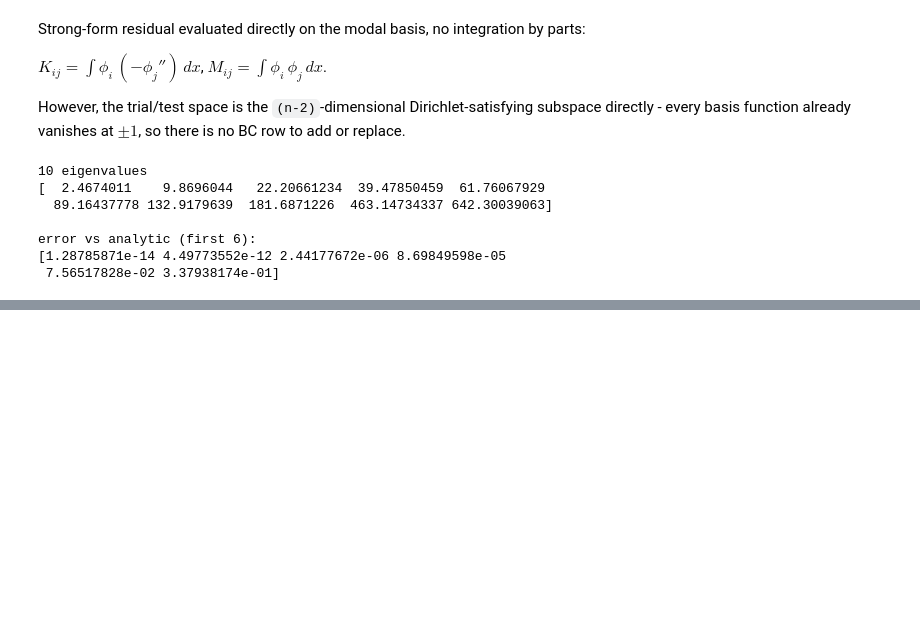
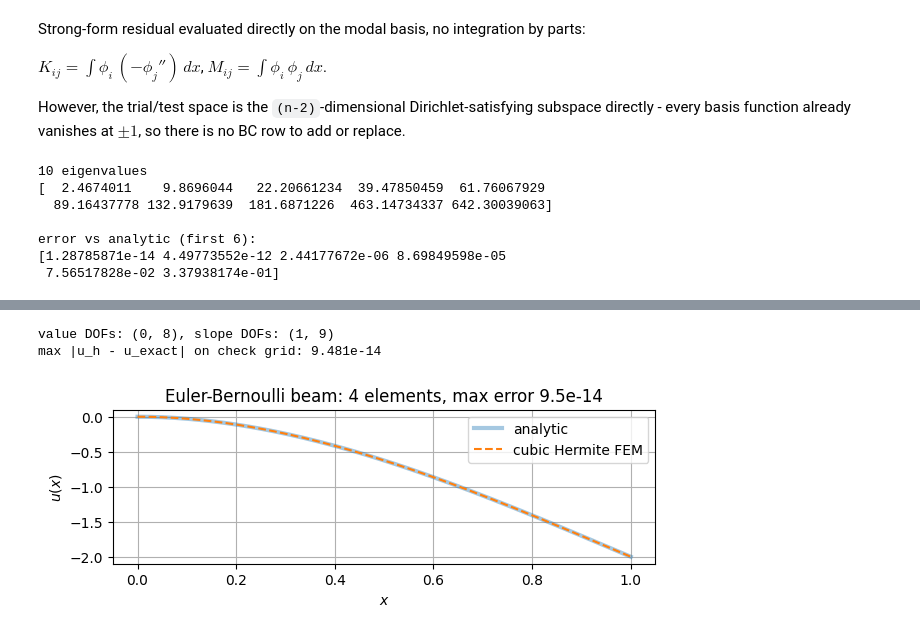
Before and after one commit to PineTreeLabs/archimedes, a Jupyter notebook: docs/source/tutorials/approximation/pde.ipynb, the cells around one changed output, grey strips where cells are left out. Cells and saved outputs as stored; diff of their text form; code cells hidden in the pictures; blank space fills up the shorter version.

```diff
--- a/docs/source/tutorials/approximation/pde.ipynb
+++ b/docs/source/tutorials/approximation/pde.ipynb
@@ -330,0 +345,58 @@ error vs analytic (first 6):
+# %%
+L = 1.0
+P = 6.0  # prescribed tip shear u'''(L)
+
+breakpoints_d = np.linspace(0.0, L, 5)  # 4 cubic Hermite elements
+space_d = FunctionSpace.piecewise("hermite", 4, breakpoints_d, continuity=1)
+
+left0, right0 = space_d.basis.boundary_dofs(order=0)  # value DOFs
+left1, right1 = space_d.basis.boundary_dofs(order=1)  # slope DOFs
+print(f"value DOFs: ({left0}, {right0}), slope DOFs: ({left1}, {right1})")
+
+
+def u_exact_d(x):
+    return (P / 6) * x**3 - (P * L / 2) * x**2
+
+
+d2Phi = space_d.basis_matrix(deriv=2)
+K_d = d2Phi.T @ d2Phi  # stiffness matrix, int u'' v'' dx
+u0_d = space_d.function()
+
+
+def residual_d(c):
+    r = K_d @ c
+
+    # Natural BC: tip shear u'''(L) = P shows up only in the right end's
+    # value-DOF row, since Hermite shape functions are cardinal at the nodes.
+    r[right0] = r[right0] + P
+
+    # Essential BCs: clamped at x=0 -- value *and* slope, both genuine DOF slots.
+    r[left0] = c[left0] - 0.0
+    r[left1] = c[left1] - 0.0
+    return r
+
+
+c0_d = np.zeros(space_d.n_basis)
+c_sol_d = arc.optimize.root(residual_d, c0_d)
+u_sol_d = u0_d.replace(coefficients=c_sol_d)
+
+x_check_d = np.linspace(0, L, 100)
+err_d = np.max(np.abs(u_sol_d(x_check_d) - u_exact_d(x_check_d)))
+print(f"max |u_h - u_exact| on check grid: {err_d:.3e}")
+# %% [output]
+value DOFs: (0, 8), slope DOFs: (1, 9)
+max |u_h - u_exact| on check grid: 9.481e-14
+# %%
+x_plot_d = np.linspace(0, L, 200)
+
+fig, ax = plt.subplots(1, 1, figsize=(7, 2))
+ax.plot(x_plot_d, u_exact_d(x_plot_d), lw=3, alpha=0.4, label="analytic")
+ax.plot(x_plot_d, u_sol_d(x_plot_d), "--", label="cubic Hermite FEM")
+ax.set_xlabel("$x$")
+ax.set_ylabel("$u(x)$")
+ax.set_title(f"Euler-Bernoulli beam: {space_d.basis.n_elements} elements, max error {err_d:.1e}")
+ax.grid()
+ax.legend()
+plt.show()
+# %% [output]
+[figure, added]
```
Also changed, not shown: parts of 8 cells of this notebook, 3 other files.
